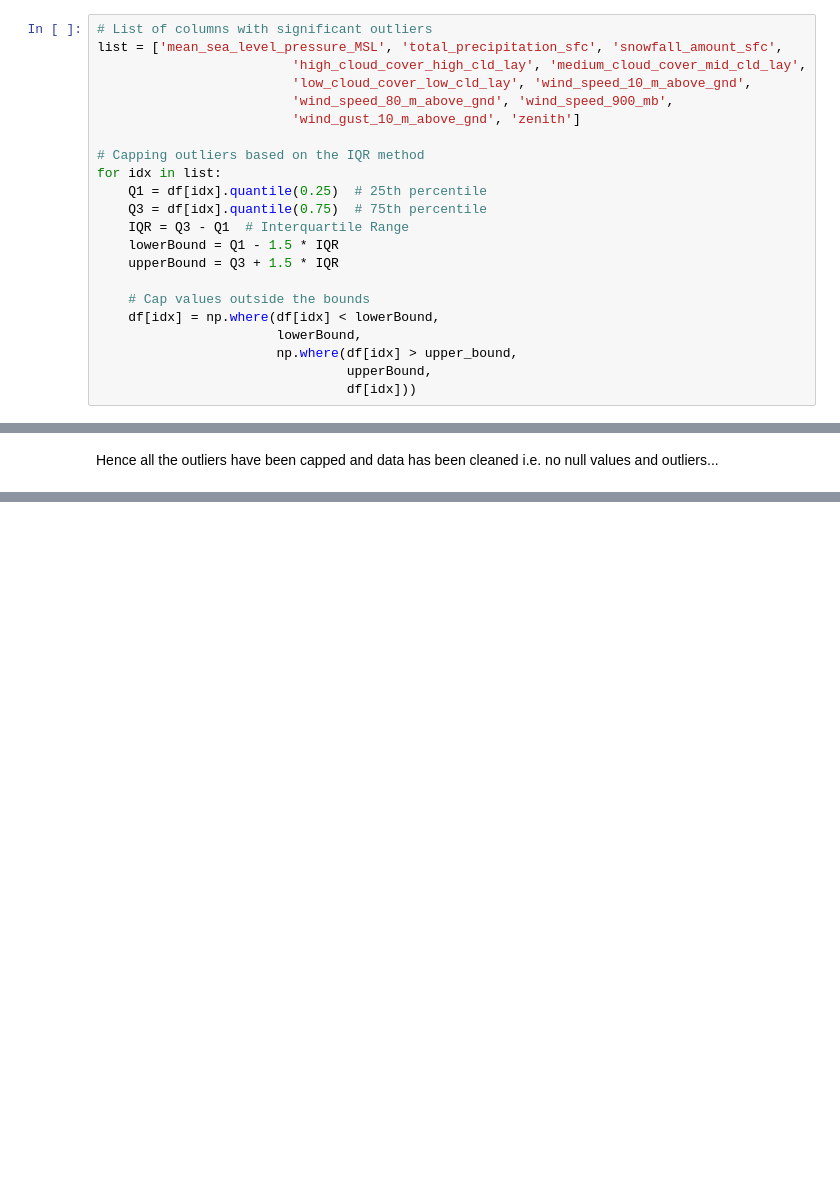
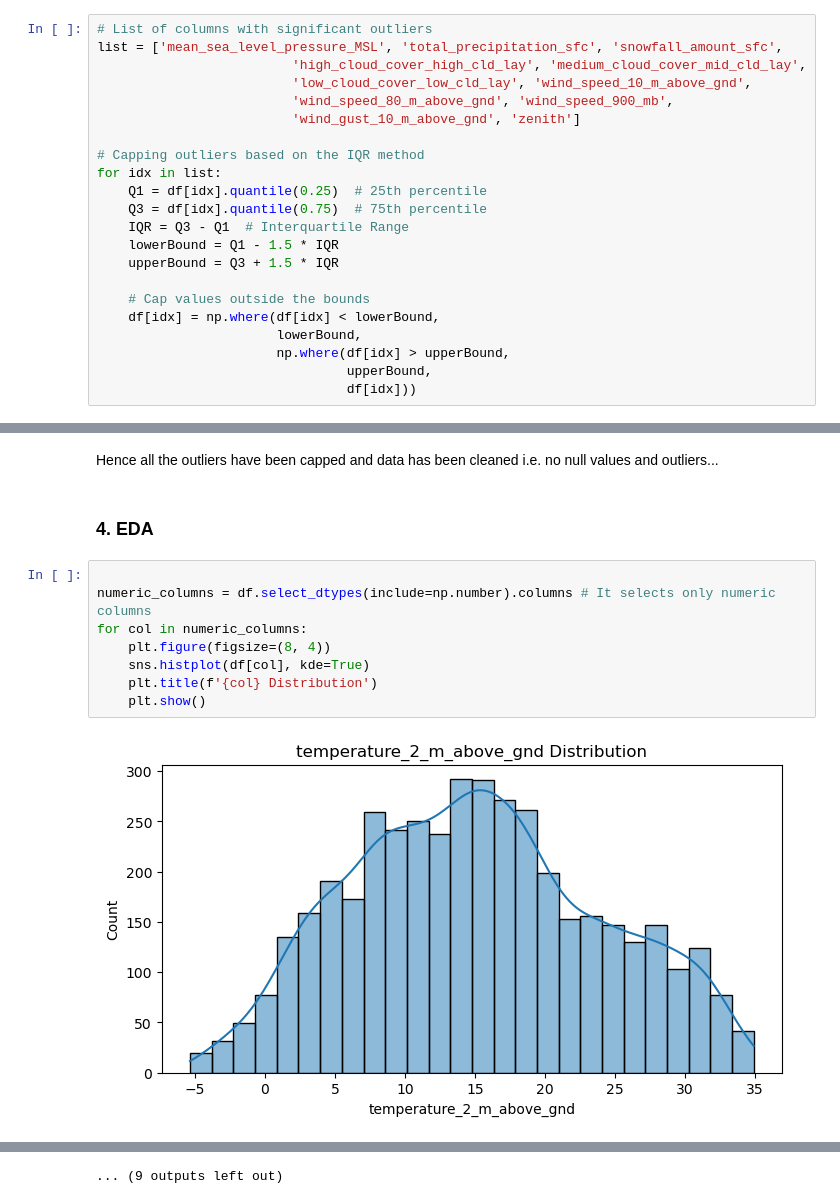
Before and after one commit to Akash090804/CCC_MLtasks, a Jupyter notebook: TASK2CCC.ipynb, the cells around one changed output, grey strips where cells are left out. Cells and saved outputs as stored; diff of their text form; blank space fills up the shorter version.

```diff
--- a/TASK2CCC.ipynb
+++ b/TASK2CCC.ipynb
@@ -187,7 +186,7 @@ for idx in list:
     # Cap values outside the bounds
     df[idx] = np.where(df[idx] < lowerBound,
                        lowerBound,
-                       np.where(df[idx] > upper_bound,
+                       np.where(df[idx] > upperBound,
                                 upperBound,
                                 df[idx]))
 # %%
@@ -213,2 +210,14 @@ plt.show()
 # %% [markdown]
 Hence all the outliers have been capped and data has been cleaned i.e. no null values and outliers...
+# %% [markdown]
+### 4. EDA
+# %%
+
+numeric_columns = df.select_dtypes(include=np.number).columns # It selects only numeric columns
+for col in numeric_columns:
+    plt.figure(figsize=(8, 4))
+    sns.histplot(df[col], kde=True)
+    plt.title(f'{col} Distribution')
+    plt.show()
+# %% [output]
+[figure, added]
@@ -214,0 +235 @@ Hence all the outliers have been capped and data has been cleaned i.e. no null v
+... (9 outputs left out)
```
Also changed, not shown: parts of 10 cells of this notebook.
